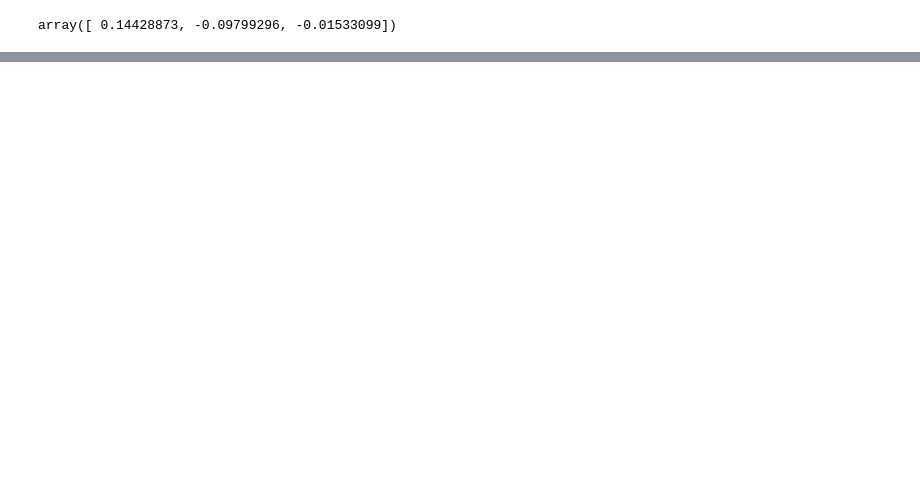
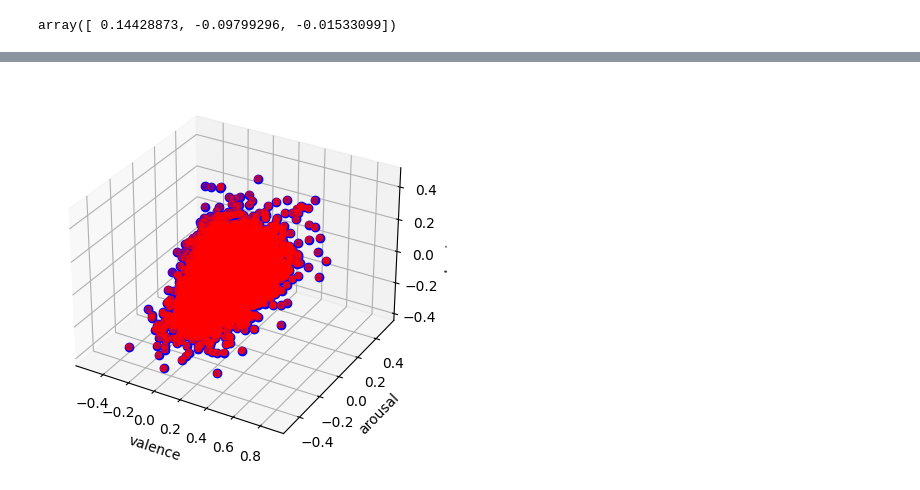
Before and after one commit to Eugenumber1/LyrAIX, a Jupyter notebook: Thesis/DataWork/data_preprocessing.ipynb, the cells around one changed output, grey strips where cells are left out. Saved outputs shown, nothing was run; the diff lists cells and outputs as text; code cells hidden in the pictures; blank space fills up the shorter version.

Commit message:
visualized affect

```diff
--- a/Thesis/DataWork/data_preprocessing.ipynb
+++ b/Thesis/DataWork/data_preprocessing.ipynb
@@ -294,0 +329,36 @@ lyrics
+# %%
+import matplotlib.pyplot as plt
+import numpy as np
+
+vectors = lyrics['affect majority score'].values
+
+# Preprocess the vectors and convert to a valid NumPy array
+processed_vectors = []
+for vector in vectors:
+    # Check if the vector is a valid three-dimensional array
+    if isinstance(vector, np.ndarray) and vector.shape == (3,):
+        processed_vectors.append(vector)
+
+# Convert the processed vectors to a NumPy array
+vectors_array = np.array(processed_vectors)
+
+# Extract the x, y, and z components from the vectors array
+valence = vectors_array[:, 0]
+arousal = vectors_array[:, 1]
+dominance = vectors_array[:, 2]
+
+# Plot the vectors
+fig = plt.figure()
+ax = fig.add_subplot(111, projection='3d')
+ax.plot(valence, arousal, dominance, 'bo')
+ax.scatter(valence, arousal, dominance, color='r')
+
+# Set labels for each axis
+ax.set_xlabel('valence')
+ax.set_ylabel('arousal')
+ax.set_zlabel('dominance')
+
+# Show the plot
+plt.show()
+# %% [output]
+[figure, added]
```
Also changed, not shown: parts of 10 cells of this notebook.
